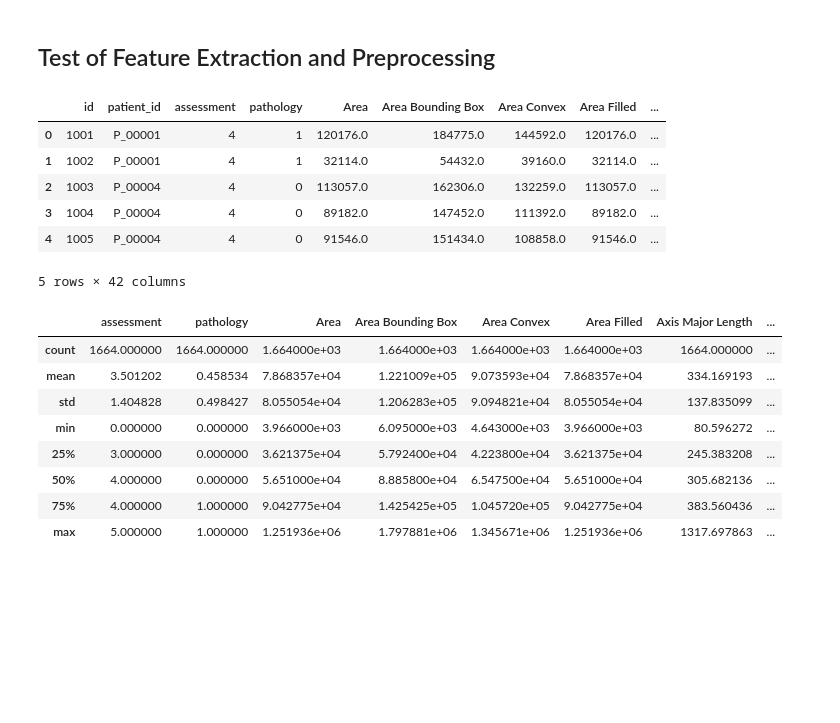
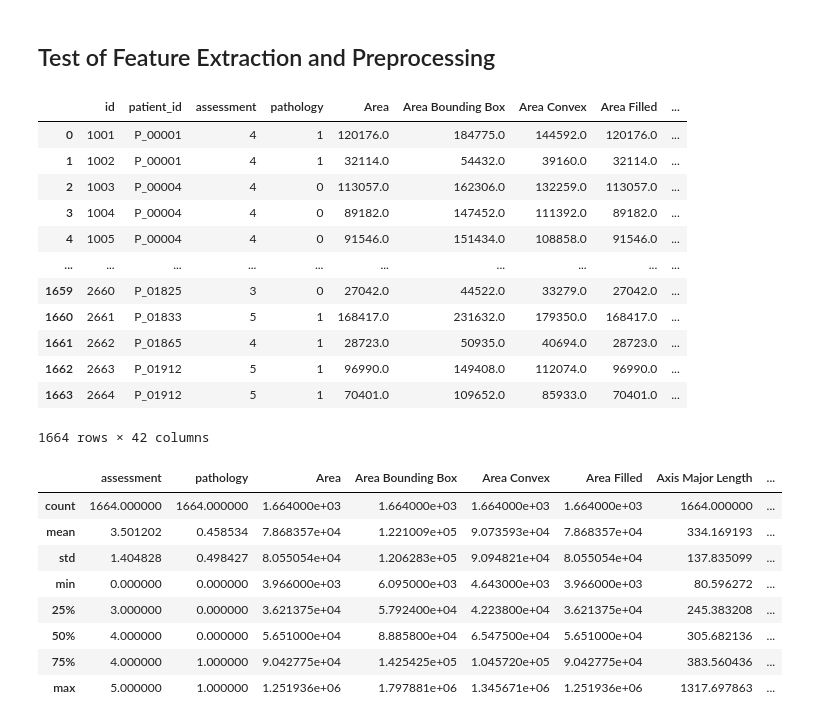
Before and after one commit to AI-MED-AGH/mammography-delta, a Jupyter notebook: src/pipeline.ipynb, the cells around one changed output. Saved outputs shown, nothing was run; the diff lists cells and outputs as text; code cells hidden in the pictures; blank space fills up the shorter version.

```diff
--- a/src/pipeline.ipynb
+++ b/src/pipeline.ipynb
@@ -92,15 +106,21 @@ df_final.to_csv(MERGED_CSV_AND_FEATURE_PATH, index=False)
 # %% [markdown]
 ## Test of Feature Extraction and Preprocessing
-# %%
-df_final.head()
-# %% [output]
-|  | id | patient_id | assessment | pathology | Area | Area Bounding Box | Area Convex | Area Filled | ... |
-| 0 | 1001 | P_00001 | 4 | 1 | 120176.0 | 184775.0 | 144592.0 | 120176.0 | ... |
-| 1 | 1002 | P_00001 | 4 | 1 | 32114.0 | 54432.0 | 39160.0 | 32114.0 | ... |
-| 2 | 1003 | P_00004 | 4 | 0 | 113057.0 | 162306.0 | 132259.0 | 113057.0 | ... |
-| 3 | 1004 | P_00004 | 4 | 0 | 89182.0 | 147452.0 | 111392.0 | 89182.0 | ... |
-| 4 | 1005 | P_00004 | 4 | 0 | 91546.0 | 151434.0 | 108858.0 | 91546.0 | ... |
-5 rows × 42 columns
+# %%
+df_final
+# %% [output]
+|  | id | patient_id | assessment | pathology | Area | Area Bounding Box | Area Convex | Area Filled | ... |
+| 0 | 1001 | P_00001 | 4 | 1 | 120176.0 | 184775.0 | 144592.0 | 120176.0 | ... |
+| 1 | 1002 | P_00001 | 4 | 1 | 32114.0 | 54432.0 | 39160.0 | 32114.0 | ... |
+| 2 | 1003 | P_00004 | 4 | 0 | 113057.0 | 162306.0 | 132259.0 | 113057.0 | ... |
+| 3 | 1004 | P_00004 | 4 | 0 | 89182.0 | 147452.0 | 111392.0 | 89182.0 | ... |
+| 4 | 1005 | P_00004 | 4 | 0 | 91546.0 | 151434.0 | 108858.0 | 91546.0 | ... |
+| ... | ... | ... | ... | ... | ... | ... | ... | ... | ... |
+| 1659 | 2660 | P_01825 | 3 | 0 | 27042.0 | 44522.0 | 33279.0 | 27042.0 | ... |
+| 1660 | 2661 | P_01833 | 5 | 1 | 168417.0 | 231632.0 | 179350.0 | 168417.0 | ... |
+| 1661 | 2662 | P_01865 | 4 | 1 | 28723.0 | 50935.0 | 40694.0 | 28723.0 | ... |
+| 1662 | 2663 | P_01912 | 5 | 1 | 96990.0 | 149408.0 | 112074.0 | 96990.0 | ... |
+| 1663 | 2664 | P_01912 | 5 | 1 | 70401.0 | 109652.0 | 85933.0 | 70401.0 | ... |
+1664 rows × 42 columns
 # %%
 df_final.describe()
 # %% [output]
```
Also changed, not shown: parts of 22 cells of this notebook, 1 other file.
